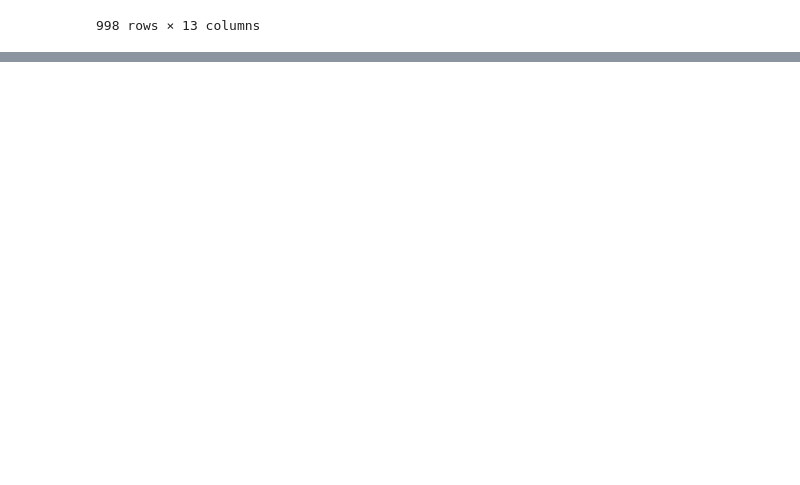
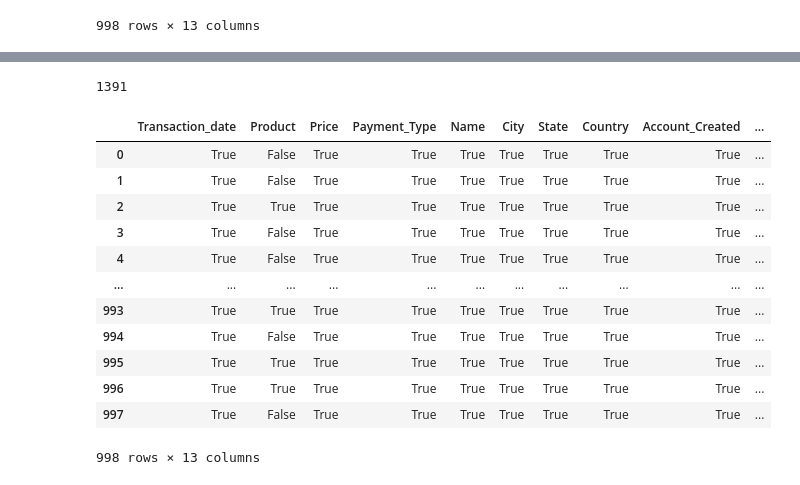
Before and after one commit to Rishab8077/Pandas-basic, a Jupyter notebook: Pandas.ipynb, the cells around one changed output, grey strips where cells are left out. Drawn from its saved outputs; the diff is of its cells as text; code cells hidden in the pictures; blank space fills up the shorter version.

```diff
--- a/Pandas.ipynb
+++ b/Pandas.ipynb
@@ -419,0 +454,20 @@ df
+# %%
+df.isnull().sum().sum()
+# %% [output]
+1391
+# %%
+df.notnull()
+# %% [output]
+|  | Transaction_date | Product | Price | Payment_Type | Name | City | State | Country | Account_Created | ... |
+| 0 | True | False | True | True | True | True | True | True | True | ... |
+| 1 | True | False | True | True | True | True | True | True | True | ... |
+| 2 | True | True | True | True | True | True | True | True | True | ... |
+| 3 | True | False | True | True | True | True | True | True | True | ... |
+| 4 | True | False | True | True | True | True | True | True | True | ... |
+| ... | ... | ... | ... | ... | ... | ... | ... | ... | ... | ... |
+| 993 | True | True | True | True | True | True | True | True | True | ... |
+| 994 | True | False | True | True | True | True | True | True | True | ... |
+| 995 | True | True | True | True | True | True | True | True | True | ... |
+| 996 | True | True | True | True | True | True | True | True | True | ... |
+| 997 | True | False | True | True | True | True | True | True | True | ... |
+998 rows × 13 columns
```
Also changed, not shown: parts of 10 cells of this notebook.
